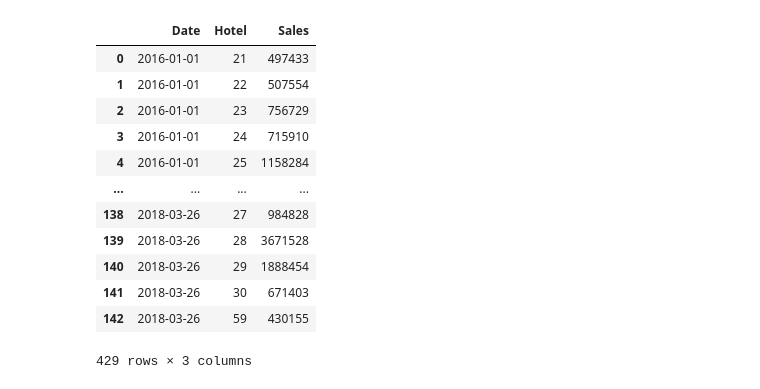
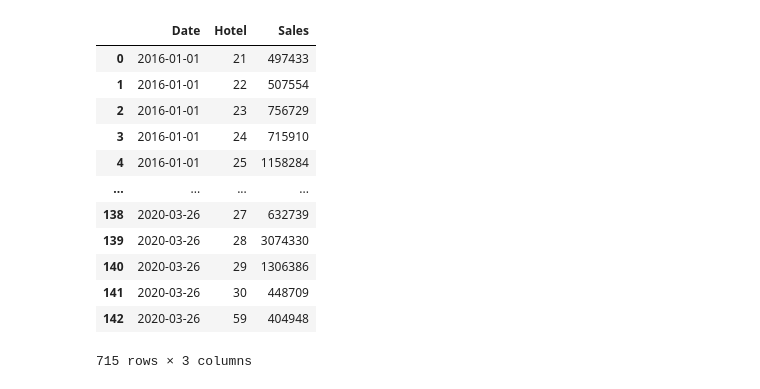
Before and after one commit to Behachee/TheHotel_Sales, a Jupyter notebook: 1-Preprocessing.ipynb, the cells around one changed output. Cells and saved outputs as stored; diff of their text form; code cells hidden in the pictures.

```diff
--- a/1-Preprocessing.ipynb
+++ b/1-Preprocessing.ipynb
@@ -16,16 +19,0 @@ df['Date'] = df['Date'].dt.strftime('%d/%m')
-# %%
-df_2016 = df[['Date', 'Hotel', '2016']]
-df_2017 = df[['Date', 'Hotel', '2017']]
-df_2018 = df[['Date', 'Hotel', '2018']]
-
-df_2016 = df_2016.rename(columns={'2016': 'Sales'})
-df_2017 = df_2017.rename(columns={'2017': 'Sales'})
-df_2018 = df_2018.rename(columns={'2018': 'Sales'})
-
-df_2016['Year'] = 2016
-df_2017['Year'] = 2017
-df_2018['Year'] = 2018
-
-df = pd.concat([df_2016, df_2017, df_2018])
-# %%
-df['Date'] = df.apply(lambda row: f"{row['Date']}/{row['Year']}", axis=1)
@@ -46,3 +19,0 @@ df['Date'] = df.apply(lambda row: f"{row['Date']}/{row['Year']}", axis=1)
-# %%
-df['Date'] = pd.to_datetime(df['Date'], format='%d/%m/%Y')
-df
@@ -80,14 +37,18 @@ def process_hotel_sales_data(file_path):
     df_2016 = df[['Date', 'Hotel', '2016']].rename(columns={'2016': 'Sales'})
     df_2017 = df[['Date', 'Hotel', '2017']].rename(columns={'2017': 'Sales'})
     df_2018 = df[['Date', 'Hotel', '2018']].rename(columns={'2018': 'Sales'})
+    df_2019 = df[['Date', 'Hotel', '2019']].rename(columns={'2019': 'Sales'})
+    df_2020 = df[['Date', 'Hotel', '2020']].rename(columns={'2020': 'Sales'})
 
     # Add a 'Year' column
     df_2016['Year'] = 2016
     df_2017['Year'] = 2017
     df_2018['Year'] = 2018
+    df_2019['Year'] = 2019
+    df_2020['Year'] = 2020
 
     # Concatenate the dataframes
-    df = pd.concat([df_2016, df_2017, df_2018])
+    df = pd.concat([df_2016, df_2017, df_2018, df_2019, df_2020])
 
     # Create a 'Date' column with the format 'day/month/year'
     df['Date'] = df.apply(lambda row: f"{row['Date']}/{row['Year']}", axis=1)
@@ -104,18 +65,19 @@ def process_hotel_sales_data(file_path):
     return df
 # %%
 df = process_hotel_sales_data('data/Hotels_Sales.csv')
+df.to_csv('data/processed_hotel_sales.csv', index=False)
 df
 # %% [output]
 |  | Date | Hotel | Sales |
 | 0 | 2016-01-01 | 21 | 497433 |
 | 1 | 2016-01-01 | 22 | 507554 |
 | 2 | 2016-01-01 | 23 | 756729 |
 | 3 | 2016-01-01 | 24 | 715910 |
 | 4 | 2016-01-01 | 25 | 1158284 |
 | ... | ... | ... | ... |
-| 138 | 2018-03-26 | 27 | 984828 |
-| 139 | 2018-03-26 | 28 | 3671528 |
-| 140 | 2018-03-26 | 29 | 1888454 |
-| 141 | 2018-03-26 | 30 | 671403 |
-| 142 | 2018-03-26 | 59 | 430155 |
+| 138 | 2020-03-26 | 27 | 632739 |
+| 139 | 2020-03-26 | 28 | 3074330 |
+| 140 | 2020-03-26 | 29 | 1306386 |
+| 141 | 2020-03-26 | 30 | 448709 |
+| 142 | 2020-03-26 | 59 | 404948 |
-429 rows × 3 columns
+715 rows × 3 columns
```
Also changed, not shown: parts of 4 cells of this notebook, 36 other files.
